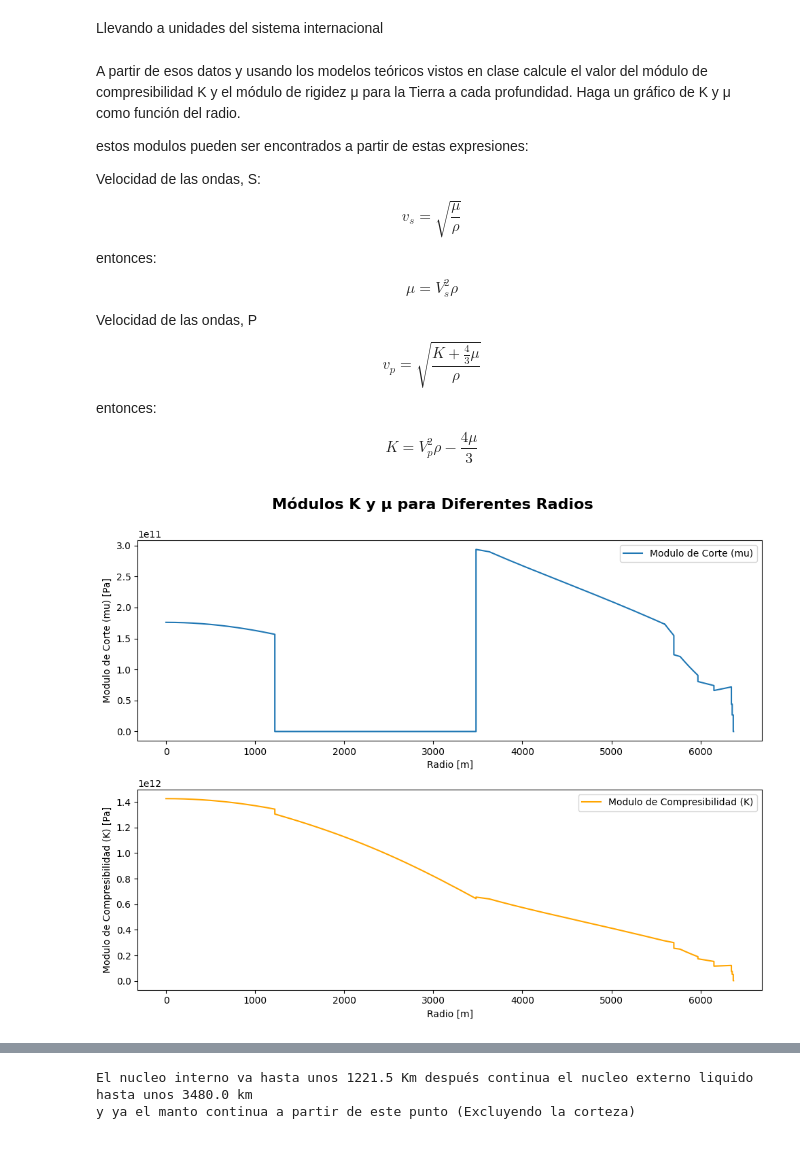
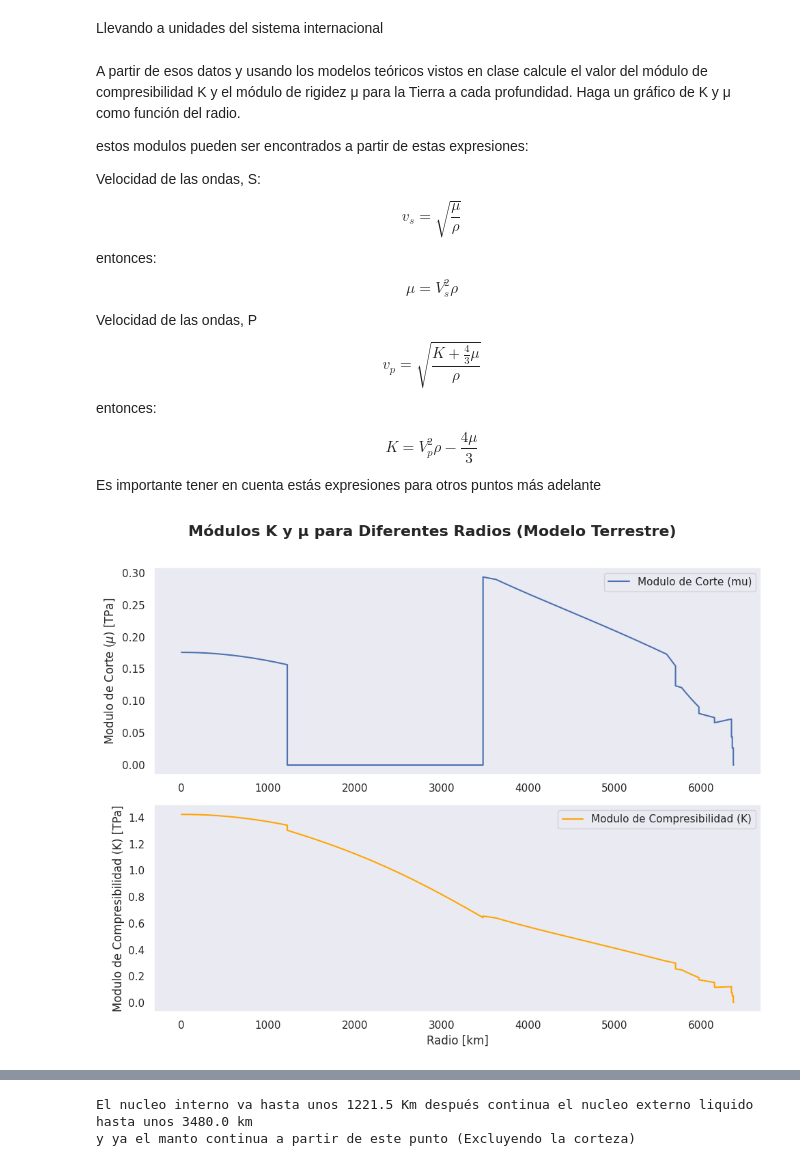
Before and after one commit to andromedalactea/Continuus_Mechanics, a Jupyter notebook: Homeworks/MCON_Tarea4_SismologiaInteriorPlanetario.ipynb, the cells around one changed output, grey strips where cells are left out. Saved outputs shown, nothing was run; the diff lists cells and outputs as text; code cells hidden in the pictures.

```diff
--- a/Homeworks/MCON_Tarea4_SismologiaInteriorPlanetario.ipynb
+++ b/Homeworks/MCON_Tarea4_SismologiaInteriorPlanetario.ipynb
@@ -110,12 +110,16 @@ import pandas as pd
 import numpy as np
 from scipy.optimize import curve_fit
 from scipy.integrate import odeint
+import seaborn as sns
+sns.set(style='darkgrid')
 # %% [markdown]
 Constantes
 # %%
 # Conversión de unidades
 km2m = 1e3 # km a m
 gr_cm3_2_kg_m3 = 1e3 # g/cm³ a kg/m³
+tera = 1e12 # Tera 10^12
+giga = 1e9 # Giga 10^9
 
 # Constantes Físicas
 G = 6.67430e-11  # Constante gravitacional en m^3 kg^-1 s^-2
@@ -159,33 +163,37 @@ entonces:
 $$
 K = V_p^2 \rho - \frac{4\mu}{3}
 $$
+
+Es importante tener en cuenta estás expresiones para otros puntos más adelante
 # %%
 # Cálculo de mu y K a partir del dataframe
 prem['mu'] = prem['Vsh'] ** 2 * prem['density'] # Pa
 prem['K'] = prem['Vpv'] ** 2 * prem['density'] - (4/3) * prem['mu'] # Pa
 
 # Crear subplots para K y mu
 fig, axs = plt.subplots(2, 1, figsize=(10, 8))
 
 # Gráfico de mu (módulo de corte)
-axs[0].plot(prem['radius'], prem['mu'], label='Modulo de Corte (mu)')
-axs[0].set_xlabel('Radio [m]')
-axs[0].set_ylabel('Modulo de Corte (mu) [Pa]')
+axs[0].plot(prem['radius'], prem['mu']/tera, label='Modulo de Corte (mu)')
+# axs[0].set_xlabel('Radio [km]')
+axs[0].set_ylabel(r'Modulo de Corte ($\mu$) [TPa]')
+axs[0].grid()
 axs[0].legend()
 
 # Gráfico de K (módulo de compresibilidad)
-axs[1].plot(prem['radius'], prem['K'], label='Modulo de Compresibilidad (K)', color='orange')
-axs[1].set_xlabel('Radio [m]')
-axs[1].set_ylabel('Modulo de Compresibilidad (K) [Pa]')
+axs[1].plot(prem['radius'], prem['K']/tera, label='Modulo de Compresibilidad (K)', color='orange')
+axs[1].set_xlabel('Radio [km]')
+axs[1].set_ylabel('Modulo de Compresibilidad (K) [TPa]')
+axs[1].grid()
 axs[1].legend()
 
 # Agregar un título global a los subplots
-fig.suptitle('Módulos K y μ para Diferentes Radios', fontsize=16, fontweight='bold')
+fig.suptitle('Módulos K y μ para Diferentes Radios (Modelo Terrestre)', fontsize=16, fontweight='bold')
 
 # Mostrar gráficos
 plt.tight_layout()
 plt.subplots_adjust(top=0.9)  # Ajustar el espacio superior para acomodar el título global
 plt.show()
 # %% [output]
-[figure, old version]
+[figure, new version]
 # %% [markdown]
```
Also changed, not shown: parts of 11 cells of this notebook.
